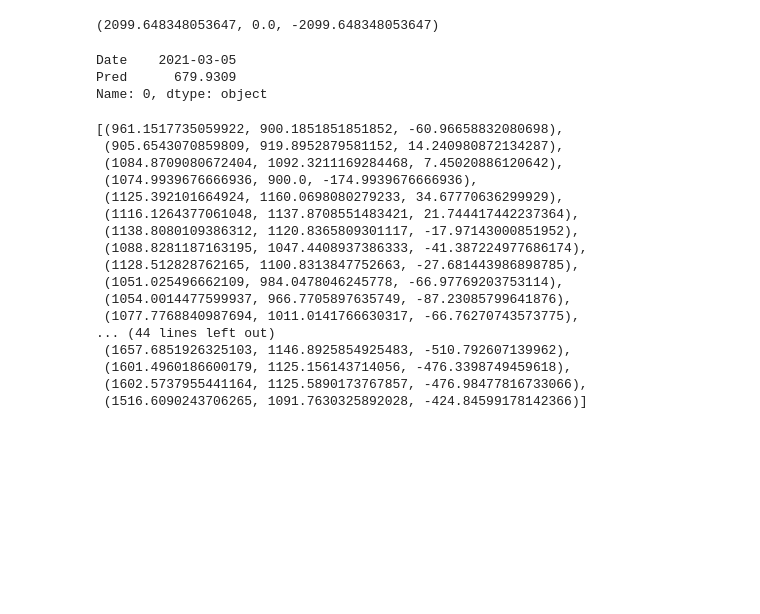
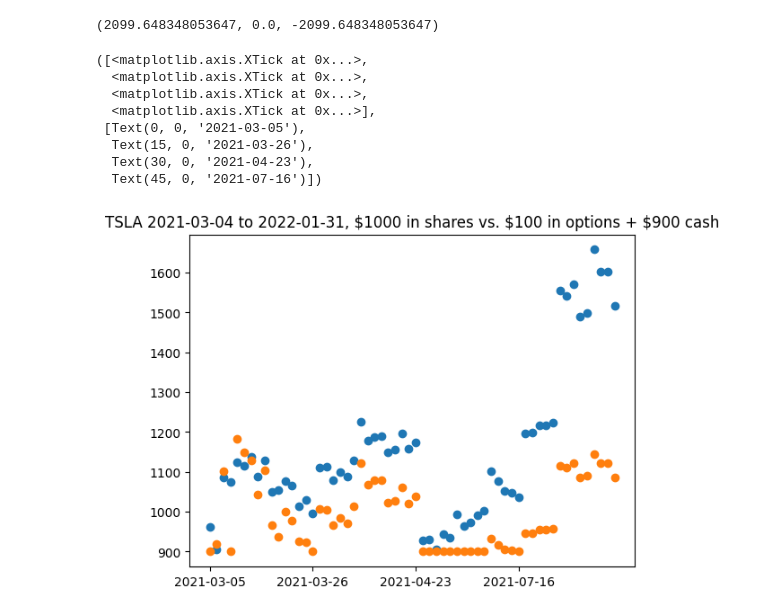
Before and after one commit to schuywalker/LSTM_Stock_and_Option_Prices, a Jupyter notebook: options_DF_builder.ipynb, the cells around one changed output. Drawn from its saved outputs; the diff is of its cells as text; code cells hidden in the pictures; blank space fills up the shorter version.

Commit message:
first plots

```diff
--- a/options_DF_builder.ipynb
+++ b/options_DF_builder.ipynb
@@ -30,36 +25,32 @@ Baseline (shares): 109.965% P/L:$2099.  Option PnL: -100.0% P/L: $0. Result for
 # %%
 predictions = pd.read_csv('tsla_predictions.csv')
 x = predictions.iloc[30]
-# %%
-predictions.iloc[0]
-# %% [output]
-Date    2021-03-05
-Pred      679.9309
-Name: 0, dtype: object
 # %%
-results = []
+pred_dates = []
+sharePnL = []
+optionPnL = []
+optionOutperformance = []
 for i in range(len(predictions)):
     pred = predictions.iloc[i]
     play = (opt.find_plays(' 2021-03-04',' '+pred['Date'],float(pred['Pred']),'ATM',100, False, False))
     if play is not None:
-        results.append(play)
+        pred_dates.append(pred['Date'])
+        sharePnL.append(play[0])
+        optionPnL.append(play[1])
+        optionOutperformance.append(play[2])
-# %%
-results
-# %% [output]
-[(961.1517735059922, 900.1851851851852, -60.96658832080698),
- (905.6543070859809, 919.8952879581152, 14.240980872134287),
- (1084.8709080672404, 1092.3211169284468, 7.45020886120642),
- (1074.9939676666936, 900.0, -174.9939676666936),
- (1125.392101664924, 1160.0698080279233, 34.67770636299929),
- (1116.1264377061048, 1137.8708551483421, 21.744417442237364),
- (1138.8080109386312, 1120.8365809301117, -17.97143000851952),
- (1088.8281187163195, 1047.4408937386333, -41.387224977686174),
- (1128.512828762165, 1100.8313847752663, -27.681443986898785),
- (1051.025496662109, 984.0478046245778, -66.97769203753114),
- (1054.0014477599937, 966.7705897635749, -87.23085799641876),
- (1077.7768840987694, 1011.0141766630317, -66.76270743573775),
-... (44 lines left out)
- (1657.6851926325103, 1146.8925854925483, -510.792607139962),
- (1601.4960186600179, 1125.156143714056, -476.3398749459618),
- (1602.5737955441164, 1125.5890173767857, -476.98477816733066),
- (1516.6090243706265, 1091.7630325892028, -424.84599178142366)]
+# %%
+plt.scatter(pred_dates, sharePnL, label='Share PnL')
+plt.scatter(pred_dates, optionPnL, label='Option PnL')
+plt.title('TSLA 2021-03-04 to 2022-01-31, $1000 in shares vs. $100 in options + $900 cash')
+plt.xticks(range(0,60,15))
+plt.axhline(y=1000, color='r', linestyle='-')
+# %% [output]
+([<matplotlib.axis.XTick at 0x...>,
+  <matplotlib.axis.XTick at 0x...>,
+  <matplotlib.axis.XTick at 0x...>,
+  <matplotlib.axis.XTick at 0x...>],
+ [Text(0, 0, '2021-03-05'),
+  Text(15, 0, '2021-03-26'),
+  Text(30, 0, '2021-04-23'),
+  Text(45, 0, '2021-07-16')])
+[figure, added]
```
Also changed, not shown: parts of 6 cells of this notebook.
